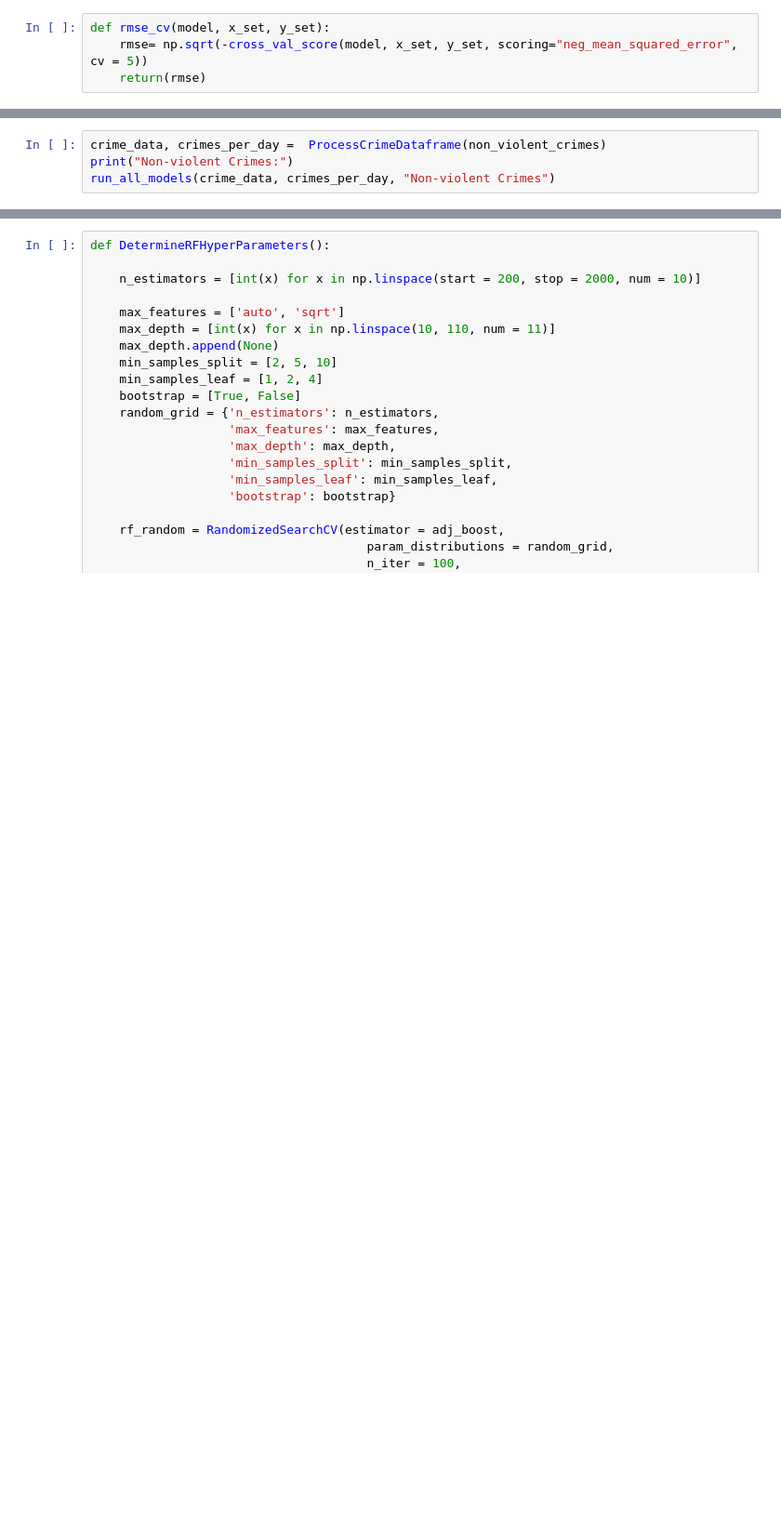
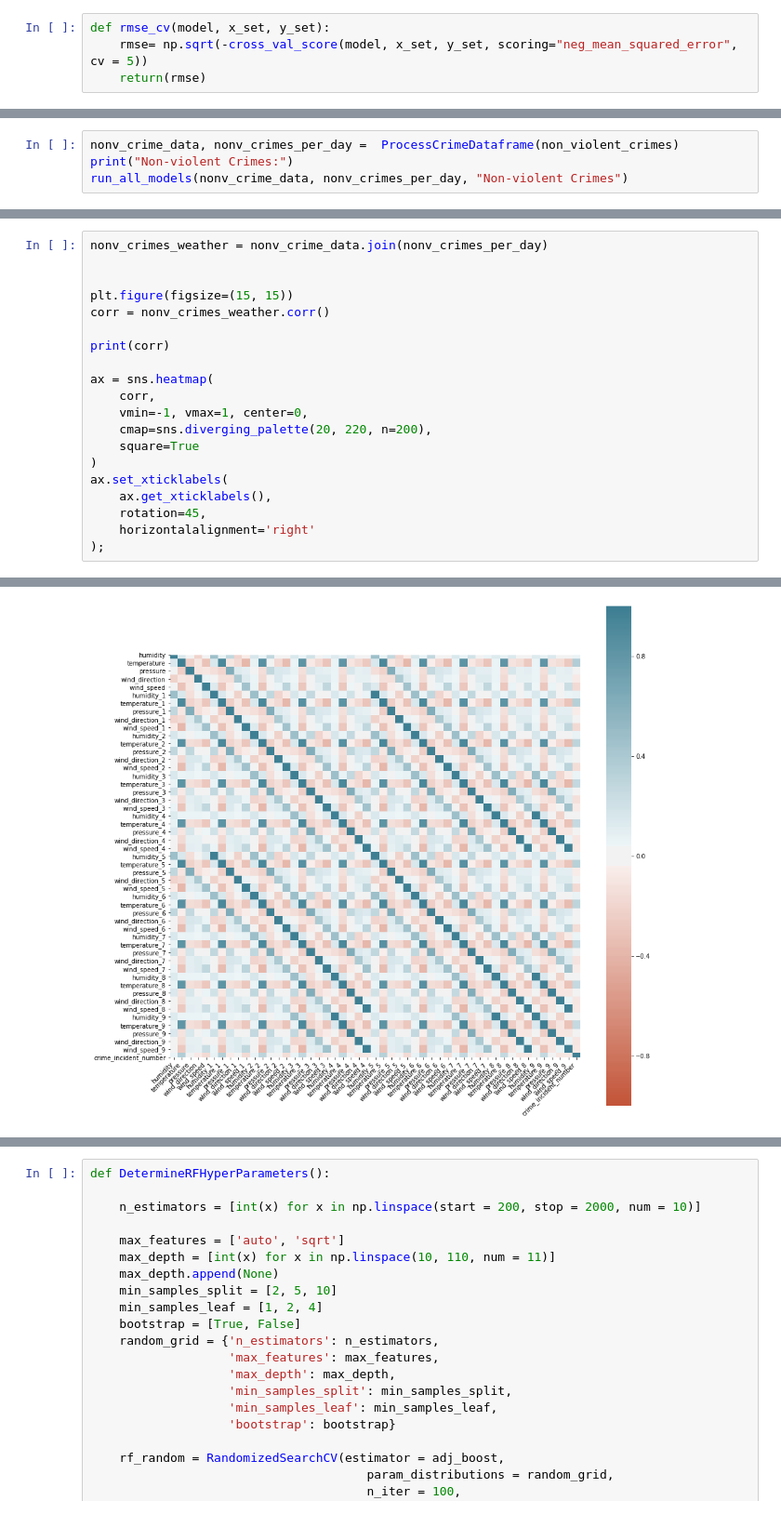
Before and after one commit to stephanGarland/sml-project-fall-2019, a Jupyter notebook: data_modification.ipynb, the cells around one changed output, grey strips where cells are left out. Shown at 93% size. Saved outputs shown, nothing was run; the diff lists cells and outputs as text; blank space fills up the shorter version.

```diff
--- a/data_modification.ipynb
+++ b/data_modification.ipynb
@@ -544,7 +544,7 @@ Loss: 6.318225757883 (0.146935482741)
 # %%
-crime_data, crimes_per_day =  ProcessCrimeDataframe(non_violent_crimes)
+nonv_crime_data, nonv_crimes_per_day =  ProcessCrimeDataframe(non_violent_crimes)
 print("Non-violent Crimes:")
-run_all_models(crime_data, crimes_per_day, "Non-violent Crimes")
+run_all_models(nonv_crime_data, nonv_crimes_per_day, "Non-violent Crimes")
 # %% [output]
 A value is trying to be set on a copy of a slice from a DataFrame.
 Try using .loc[row_indexer,col_indexer] = value instead
@@ -580,0 +627,21 @@ Loss: 17.437460865599 (0.132101976255)
+# %%
+nonv_crimes_weather = nonv_crime_data.join(nonv_crimes_per_day)
+
+
+plt.figure(figsize=(15, 15))
+corr = nonv_crimes_weather.corr()
+
+print(corr)
+
+ax = sns.heatmap(
+    corr,
+    vmin=-1, vmax=1, center=0,
+    cmap=sns.diverging_palette(20, 220, n=200),
+    square=True
+)
+ax.set_xticklabels(
+    ax.get_xticklabels(),
+    rotation=45,
+    horizontalalignment='right'
+);
+# %% [output]
@@ -580,0 +665 @@ Loss: 17.437460865599 (0.132101976255)
+[figure, added]
```
Also changed, not shown: parts of 10 cells of this notebook.
